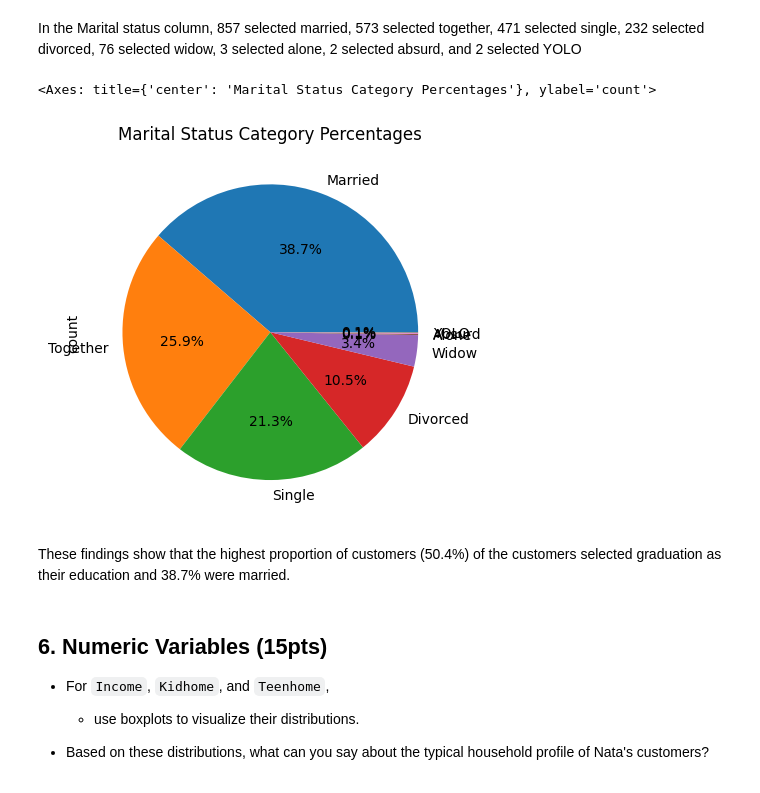
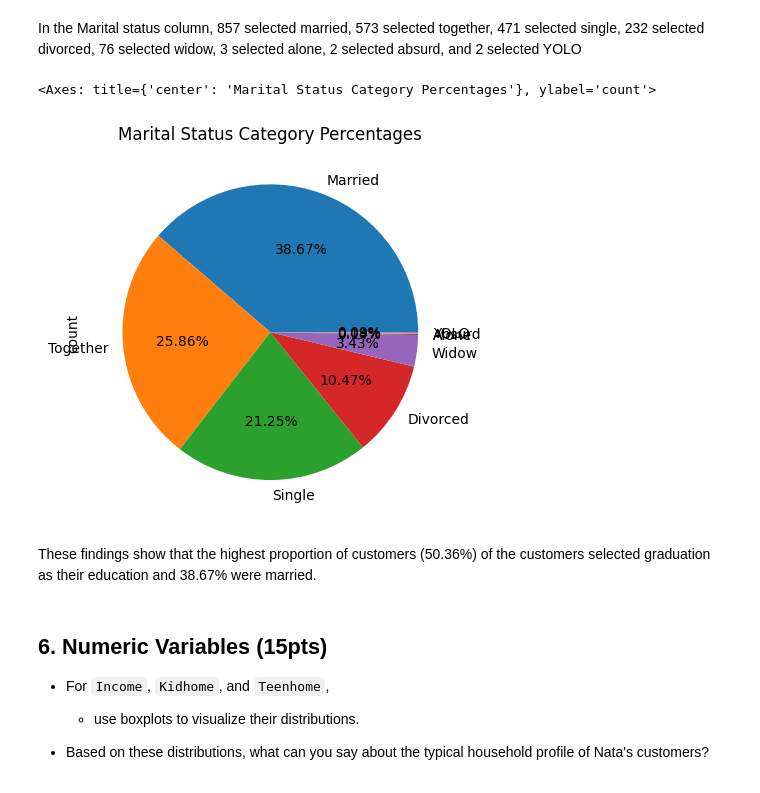
Before and after one commit to Data-Analytics-with-Python/individual-assignment-i-hadiashaikhh, a Jupyter notebook: Assignment_Notebook_1 - Hadia Shaikh.ipynb, the cells around one changed output. Drawn from its saved outputs; the diff is of its cells as text; code cells hidden in the pictures.

```diff
--- a/Assignment_Notebook_1 - Hadia Shaikh.ipynb
+++ b/Assignment_Notebook_1 - Hadia Shaikh.ipynb
@@ -238,12 +238,12 @@ Name: count, dtype: int64
 In the Marital status column, 857 selected married, 573 selected together, 471 selected single, 232 selected divorced, 76 selected widow, 3 selected alone, 2 selected absurd, and 2 selected YOLO
 # %%
 ct = df['Marital_Status'].value_counts()
-ct.plot(kind='pie',autopct='%1.1f%%', title = 'Marital Status Category Percentages')
+ct.plot(kind='pie',autopct='%1.2f%%', title = 'Marital Status Category Percentages')
 # %% [output]
 <Axes: title={'center': 'Marital Status Category Percentages'}, ylabel='count'>
-[figure, old version]
+[figure, new version]
 # %% [markdown]
-These findings show that the highest proportion of customers (50.4%) of the customers selected graduation as their education and 38.7% were married.
+These findings show that the highest proportion of customers (50.36%) of the customers selected graduation as their education and 38.67% were married.
 # %% [markdown]
 ## 6. Numeric Variables (15pts)
 
```
Also changed, not shown: parts of 1 cell of this notebook.
